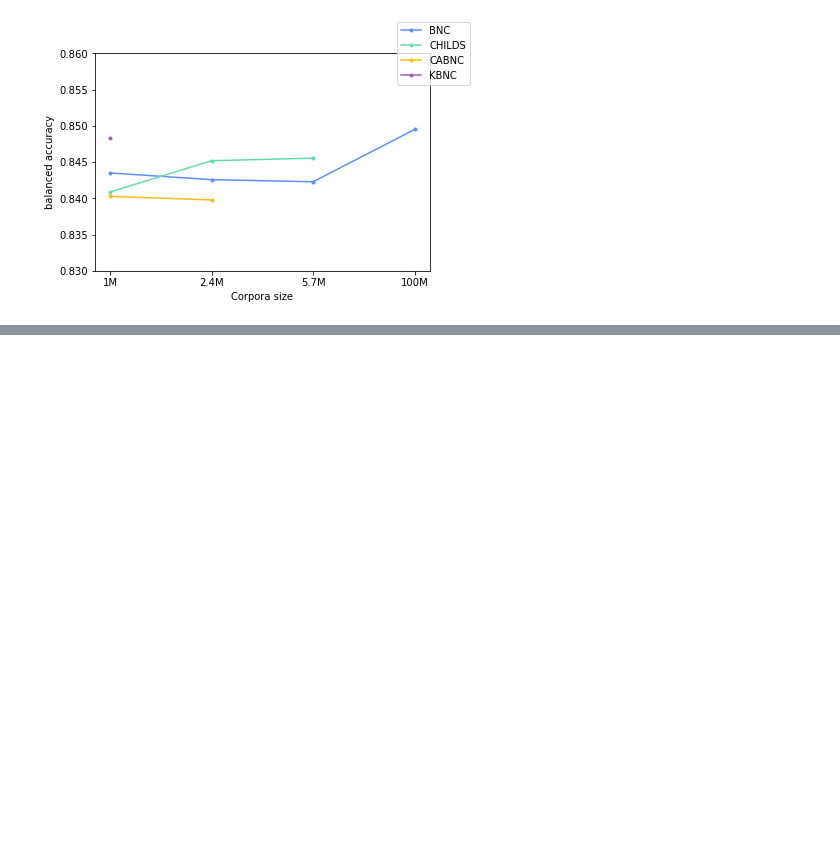
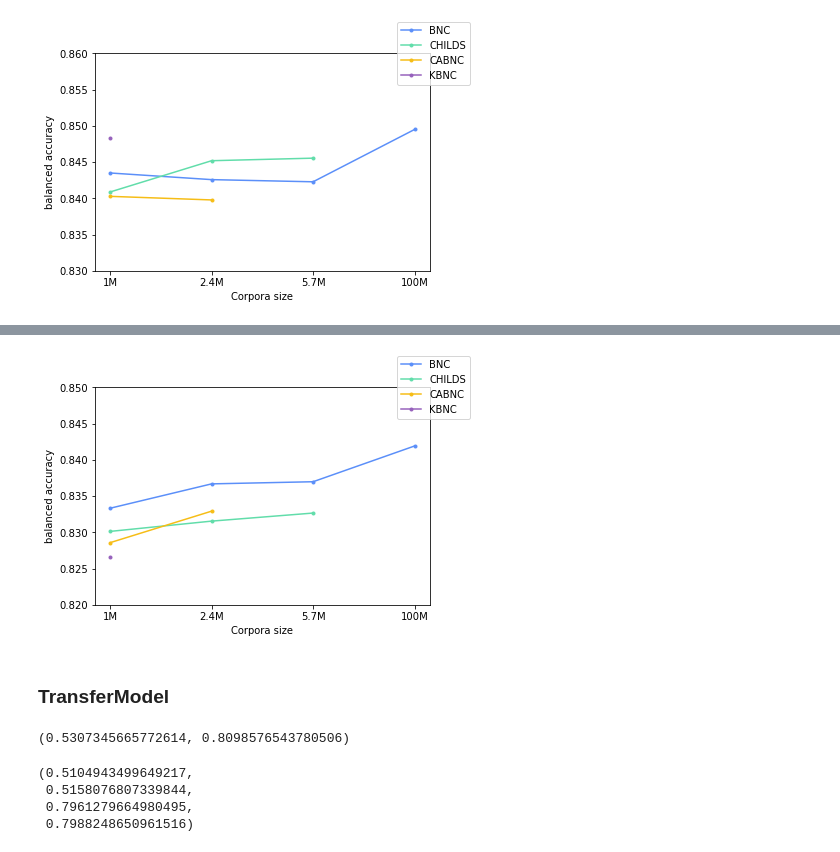
Before and after one commit to DanferWang/Basic_Level_work, a Jupyter notebook: corpora_size/result_plot.ipynb, the cells around one changed output, grey strips where cells are left out. Drawn from its saved outputs; the diff is of its cells as text; code cells hidden in the pictures; blank space fills up the shorter version.

```diff
--- a/corpora_size/result_plot.ipynb
+++ b/corpora_size/result_plot.ipynb
@@ -201,0 +324,65 @@ plt.show()
+# %%
+# balanced accuracy
+x = ['1M', '2.4M', '5.7M', '100M']
+BNC = [bnc_1m_acc, bnc_2_4m_acc, bnc_5_7m_acc, bnc_100m_acc]
+CHILDS = [childes_1m_acc, childes_2_4m_acc, childes_5_7m_acc, np.nan]
+CABNC = [cabnc_1m_acc, cabnc_2_4m_acc, np.nan, np.nan]
+KBNC = [kbnc_1m_acc, np.nan, np.nan, np.nan]
+
+fig, ax = plt.subplots()
+fig.set_figwidth(6)
+fig.set_facecolor('white')
+ax.plot(x, BNC, label='BNC', marker='.', color='#5B8FF9')
+ax.plot(x, CHILDS, label='CHILDS', marker='.', color='#61DDAA')
+ax.plot(x, CABNC, label='CABNC', marker='.', color='#F6BD16')
+ax.plot(x, KBNC, label='KBNC', marker='.', color='#9661BC')
+
+ax.set(xlabel='Corpora size', ylabel='balanced accuracy', ylim=[0.82, 0.85])
+
+fig.legend()
+
+plt.savefig('./readme.assets/LocalModel_50samplings_avg_balancedacc.png')
+plt.show()
+# %% [output]
+[figure, added]
+# %% [markdown]
+### TransferModel
+# %%
+# KBNC
+kbnc_res = np.load('./several_times_sampling/TransferModelTest/TransferModel_inte_50_times_sampling_KBNC.npy', allow_pickle=True).item()
+res_df = pd.DataFrame.from_dict(kbnc_res)
+kappa_df = pd.DataFrame()
+balanced_acc_df = pd.DataFrame()
+for index, row in res_df.iterrows():
+    for counter in range(50):
+        kappa_df.at[index, counter] = row[counter]['kappa']
+        balanced_acc_df.at[index, counter] = row[counter]['balanced acc']
+
+kbnc_1m_kappa = np.array(kappa_df[0:1]).transpose().mean()
+kbnc_1m_acc = np.array(balanced_acc_df[0:1]).transpose().mean()
+
+(kbnc_1m_kappa, kbnc_1m_acc)
+# %% [output]
+(0.5307345665772614, 0.8098576543780506)
+# %%
+# CABNC
+cabnc_res = np.load('./several_times_sampling/TransferModelTest/TransferModel_inte_50_times_sampling_CABNC.npy', allow_pickle=True).item()
+res_df = pd.DataFrame.from_dict(cabnc_res)
+kappa_df = pd.DataFrame()
+balanced_acc_df = pd.DataFrame()
+for index, row in res_df.iterrows():
+    for counter in range(50):
+        kappa_df.at[index, counter] = row[counter]['kappa']
+        balanced_acc_df.at[index, counter] = row[counter]['balanced acc']
+
+cabnc_1m_kappa = np.array(kappa_df[0:1]).transpose().mean()
+cabnc_2_4m_kappa = np.array(kappa_df[1:2]).transpose().mean()
+cabnc_1m_acc = np.array(balanced_acc_df[0:1]).transpose().mean()
+cabnc_2_4m_acc = np.array(balanced_acc_df[1:2]).transpose().mean()
+
+(cabnc_1m_kappa, cabnc_2_4m_kappa, cabnc_1m_acc, cabnc_2_4m_acc)
+# %% [output]
+(0.5104943499649217,
+ 0.5158076807339844,
+ 0.7961279664980495,
+ 0.7988248650961516)
```
Also changed, not shown: parts of 15 cells of this notebook, 8 other files.
